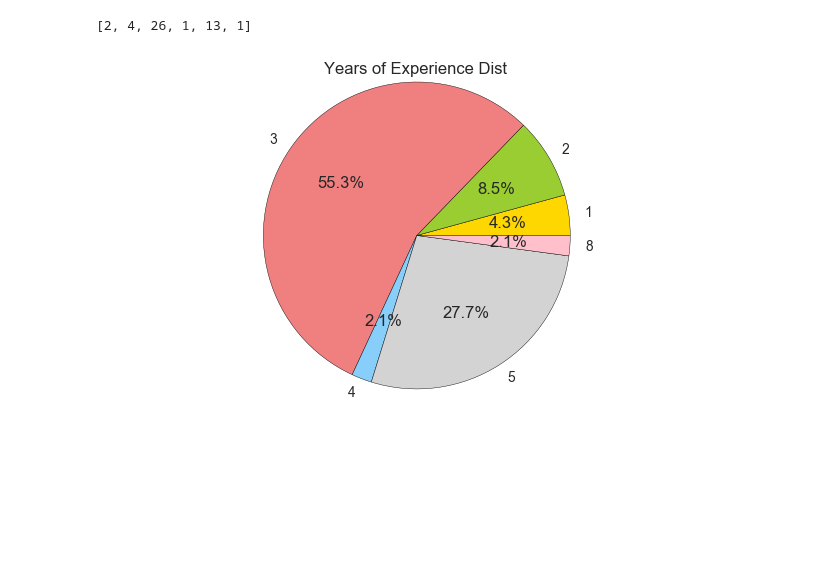
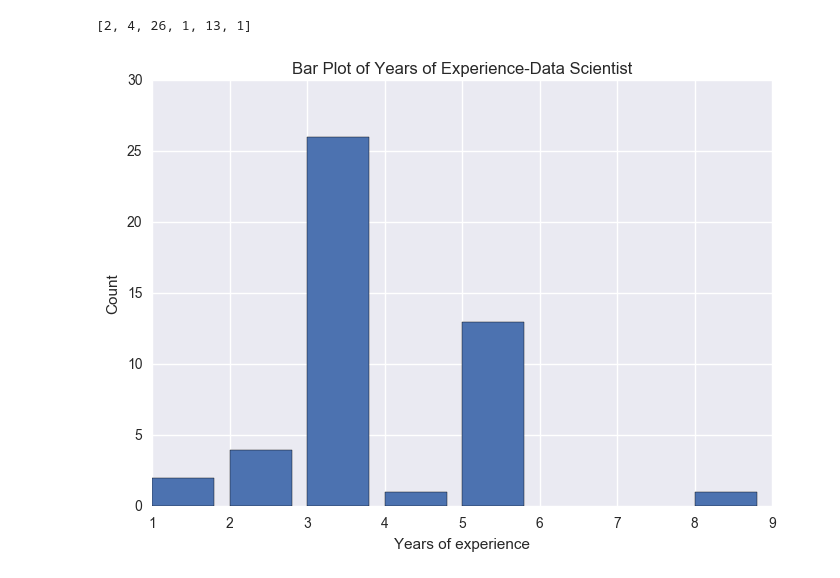
Before and after one commit to xinyihou/IndeedProject, a Jupyter notebook: Explore_xinyi.ipynb, the cells around one changed output. Drawn from its saved outputs; the diff is of its cells as text; code cells hidden in the pictures; blank space fills up the shorter version.

```diff
--- a/Explore_xinyi.ipynb
+++ b/Explore_xinyi.ipynb
@@ -441,11 +377,11 @@ Counter(yoe3).keys()
 Counter(yoe3).values()
 # %% [output]
 [2, 4, 26, 1, 13, 1]
-# %%
-plt.pie(Counter(yoe3).values(), labels=Counter(yoe3).keys(), autopct='%1.1f%%',
-        colors = ['gold', 'yellowgreen', 'lightcoral', 'lightskyblue','lightgrey','pink'])
-plt.axis('equal')
-plt.title('Years of Experience Dist')
-plt.show()
-# %% [output]
-[figure, removed]
+# %%
+plt.bar(Counter(yoe3).keys(),Counter(yoe3).values())
+plt.xlabel('Years of experience')
+plt.ylabel('Count')
+plt.title('Bar Plot of Years of Experience-Data Scientist')
+plt.show()
+# %% [output]
+[figure, added]
```
Also changed, not shown: parts of 17 cells of this notebook.
